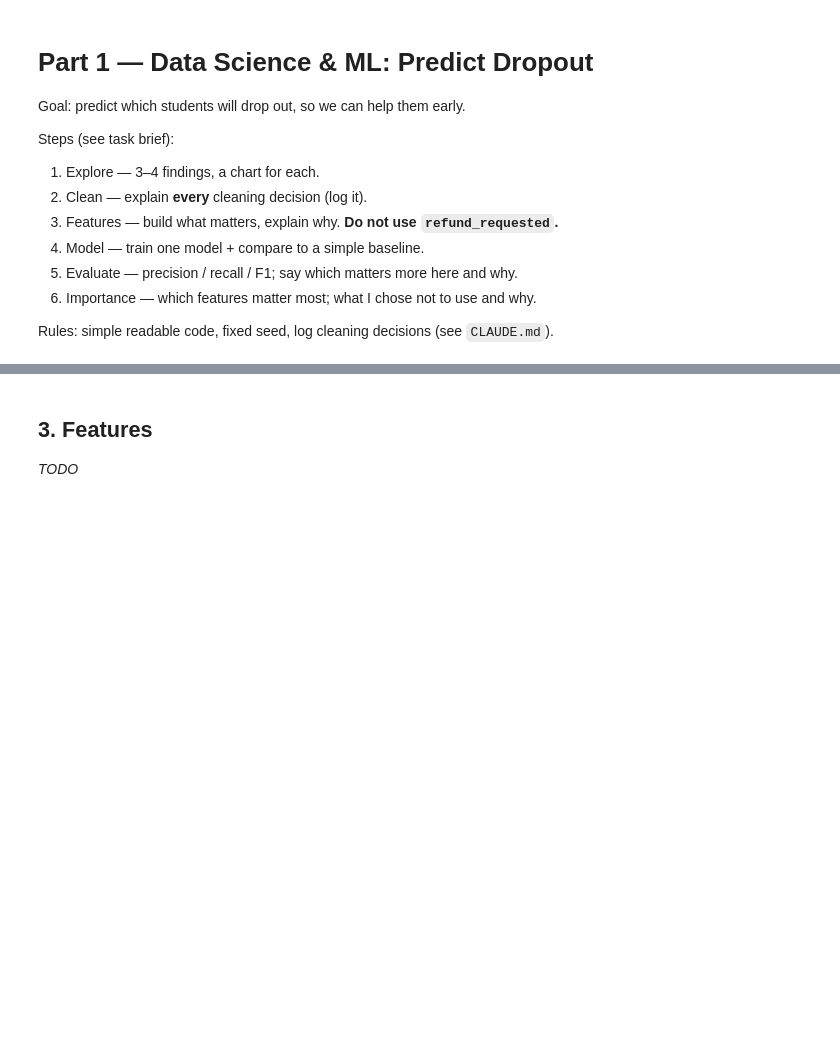
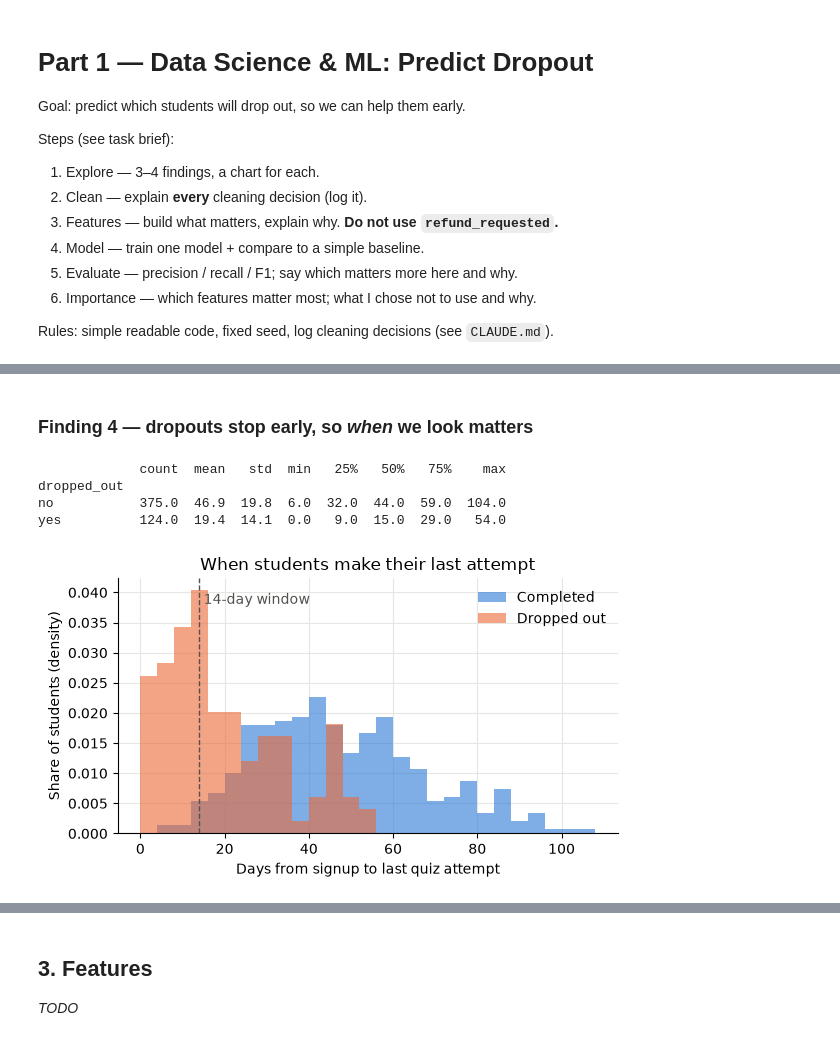
Before and after one commit to anirudhkumar0904/student-success-assistant, a Jupyter notebook: notebooks/part1_ml.ipynb, the cells around one changed output, grey strips where cells are left out. Cells and saved outputs as stored; diff of their text form; code cells hidden in the pictures; blank space fills up the shorter version.

```diff
--- a/notebooks/part1_ml.ipynb
+++ b/notebooks/part1_ml.ipynb
@@ -25,0 +142,25 @@ _TODO_
+# %% [markdown]
+### Finding 4 — dropouts stop early, so *when* we look matters
+# %%
+last_day = quiz.groupby(["student_id", "dropped_out"]).days_since_signup.max().reset_index()
+print(last_day.groupby("dropped_out").days_since_signup.describe().round(1))
+
+fig, ax = plt.subplots(figsize=(6, 3.5))
+for group in ["no", "yes"]:
+    ax.hist(last_day[last_day.dropped_out == group].days_since_signup, bins=range(0, 110, 4),
+            alpha=0.6, color=COLORS[group], label=LABELS[group], density=True)
+ax.axvline(WINDOW_DAYS, color="#52514e", linestyle="--", linewidth=1)
+ax.text(WINDOW_DAYS + 1, ax.get_ylim()[1] * 0.9, f"{WINDOW_DAYS}-day window", color="#52514e")
+ax.set_xlabel("Days from signup to last quiz attempt")
+ax.set_ylabel("Share of students (density)")
+ax.set_title("When students make their last attempt")
+ax.legend(frameon=False)
+fig.tight_layout()
+fig.savefig(CHART_DIR + "p1_last_attempt_day.png", dpi=150)
+plt.show()
+# %% [output]
+             count  mean   std  min   25%   50%   75%    max
+dropped_out
+no           375.0  46.9  19.8  6.0  32.0  44.0  59.0  104.0
+yes          124.0  19.4  14.1  0.0   9.0  15.0  29.0   54.0
+[figure, added]
```
Also changed, not shown: parts of 22 cells of this notebook, 8 other files.
